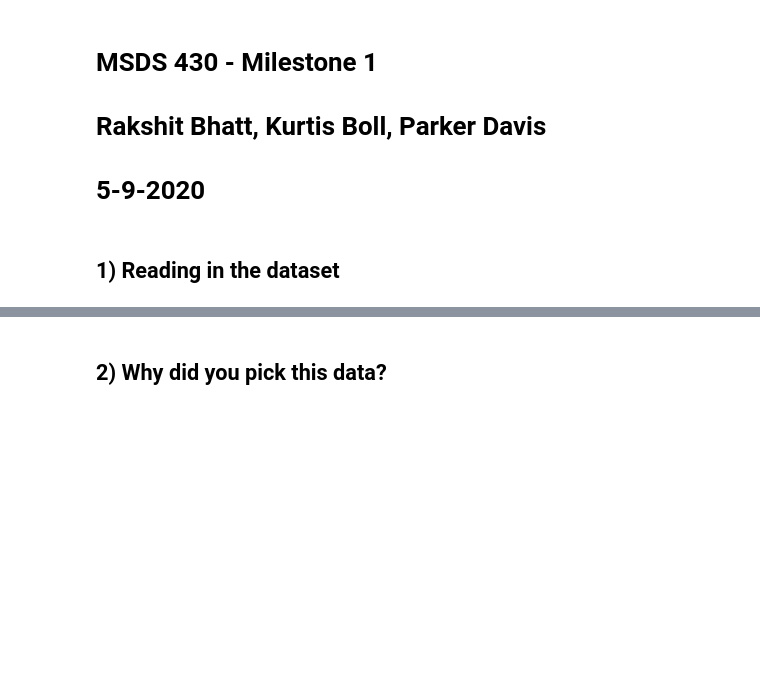
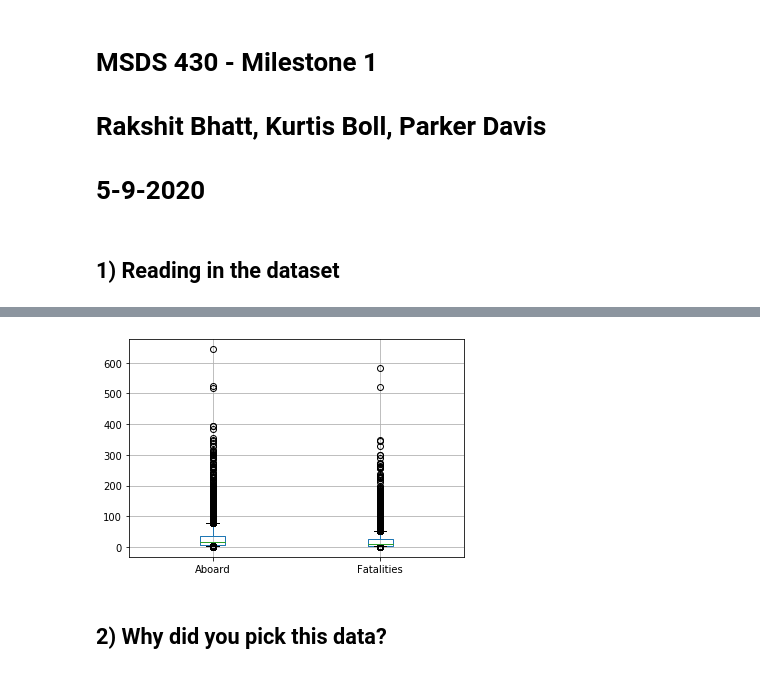
Before and after one commit to rjbhatt/MSDS-430-FinalProject, a Jupyter notebook: Milestone 1 .ipynb, the cells around one changed output, grey strips where cells are left out. Saved outputs shown, nothing was run; the diff lists cells and outputs as text; code cells hidden in the pictures; blank space fills up the shorter version.

```diff
--- a/Milestone 1 .ipynb
+++ b/Milestone 1 .ipynb
@@ -9,10 +9,10 @@ import pandas as pd
 from IPython.display import display
 
 
-df = pd.read_csv("https://storage.googleapis.com/kaggle-data-sets/309430/628817/bundle/archive.zip?GoogleAccessId=web-data@kaggle-161607.iam.gserviceaccount.com&Expires=1589328124&Signature=YNCkaWl7l%2FU7vm4sV8%2FUqhA6QXdn%2BEn0j5WFYWLgLYPwz1rBz5shCc8ZqVaajPlK62dwfXyVzJmN27%2FSmkCz7woRCjiYBbUpmtUqHLpl5iVZleUnnO3pJkq78GstHVG7pXU2EX9KnvVs%2FWAcPl1ZKH7Yf%2F5Hi1rjYMhhYnJpm6NbgDkUGuav56epY2p0NiGdilZT9r%2BDptH66ovrskLIgnjyqY32xSQV2WnwjvtN2HjN6u838ZyEpR7DIFfjgPcTBSDjsBkoi%2FVXc8QV7QG0ru%2FaiBj9%2FbbNR94CPn1PPw%2FN4qv6oS%2FS5vPnwfB%2FAUvPDHU8Gv5FjHUspSK%2BsRp%2FVw%3D%3D&response-content-disposition=attachment%3B+filename%3Dairplane-crash-data-since-1908.zip")
+df1 = pd.read_csv("https://storage.googleapis.com/kaggle-data-sets/309430/628817/bundle/archive.zip?GoogleAccessId=web-data@kaggle-161607.iam.gserviceaccount.com&Expires=1589328124&Signature=YNCkaWl7l%2FU7vm4sV8%2FUqhA6QXdn%2BEn0j5WFYWLgLYPwz1rBz5shCc8ZqVaajPlK62dwfXyVzJmN27%2FSmkCz7woRCjiYBbUpmtUqHLpl5iVZleUnnO3pJkq78GstHVG7pXU2EX9KnvVs%2FWAcPl1ZKH7Yf%2F5Hi1rjYMhhYnJpm6NbgDkUGuav56epY2p0NiGdilZT9r%2BDptH66ovrskLIgnjyqY32xSQV2WnwjvtN2HjN6u838ZyEpR7DIFfjgPcTBSDjsBkoi%2FVXc8QV7QG0ru%2FaiBj9%2FbbNR94CPn1PPw%2FN4qv6oS%2FS5vPnwfB%2FAUvPDHU8Gv5FjHUspSK%2BsRp%2FVw%3D%3D&response-content-disposition=attachment%3B+filename%3Dairplane-crash-data-since-1908.zip")
 pd.options.display.max_columns = None
-display(df)
-df.describe()
+display(df1)
+df1.describe()
 # %% [output]
 |  | Date | Time | Location | Operator | Flight # | Route | AC Type | Registration | cn/ln | Aboard | ... |
 | 0 | 09/17/1908 | 17:18 | Fort Myer, Virginia | Military - U.S. Army | NaN | Demonstration | Wright Flyer III | NaN | 1 | 2.0 | ... |
@@ -36,3 +36,15 @@ df.describe()
 | 50% | 16.000000 | 12.000000 | 4.000000 | 11.000000 | 8.000000 | 3.000000 | 0.000000 |
 | 75% | 35.000000 | 30.000000 | 6.000000 | 25.000000 | 21.000000 | 5.000000 | 0.000000 |
 | max | 644.000000 | 614.000000 | 61.000000 | 583.000000 | 560.000000 | 46.000000 | 2750.000000 |
+# %%
+#Identify the rows with NULL values using df[df['A'].isnull()].index.tolist()
+DateRows = df1[df1['Date'].isnull()].index.tolist()
+LocationRows = df1[df1['Location'].isnull()].index.tolist()
+OperatorRows = df1[df1['Operator'].isnull()].index.tolist()
+AC_TypeRows = df1[df1['AC Type'].isnull()].index.tolist()
+AboardRows = df1[df1['Aboard'].isnull()].index.tolist()
+FatalitiesRows = df1[df1['Fatalities'].isnull()].index.tolist()
+# %%
+#Concatenate the rows for deletion
+DeleteRows=[*DateRows, *LocationRows, *OperatorRows, *AC_TypeRows, *AboardRows, *FatalitiesRows]
+len(DeleteRows)
@@ -38,0 +53,6 @@ df.describe()
+# %%
+#drop rows in DeleteRows list
+#Do we want to reset the index?
+#drop columns?
+df2=df1.drop(DeleteRows)
+display(df2)
@@ -39,3 +97,9 @@ df.describe()
+# %%
+#Display boxplot showing the outliers with circles below the 10th percentile.
+#boxplot = df2.boxplot(["Aboard","Fatalities"],whis='range')
+boxplot = df2.boxplot(["Aboard","Fatalities"],whis=[10,90])
+# %% [output]
+[figure, added]
 # %% [markdown]
 ## 2) Why did you pick this data?
 # %% [markdown]
```
Also changed, not shown: parts of 9 cells of this notebook.
